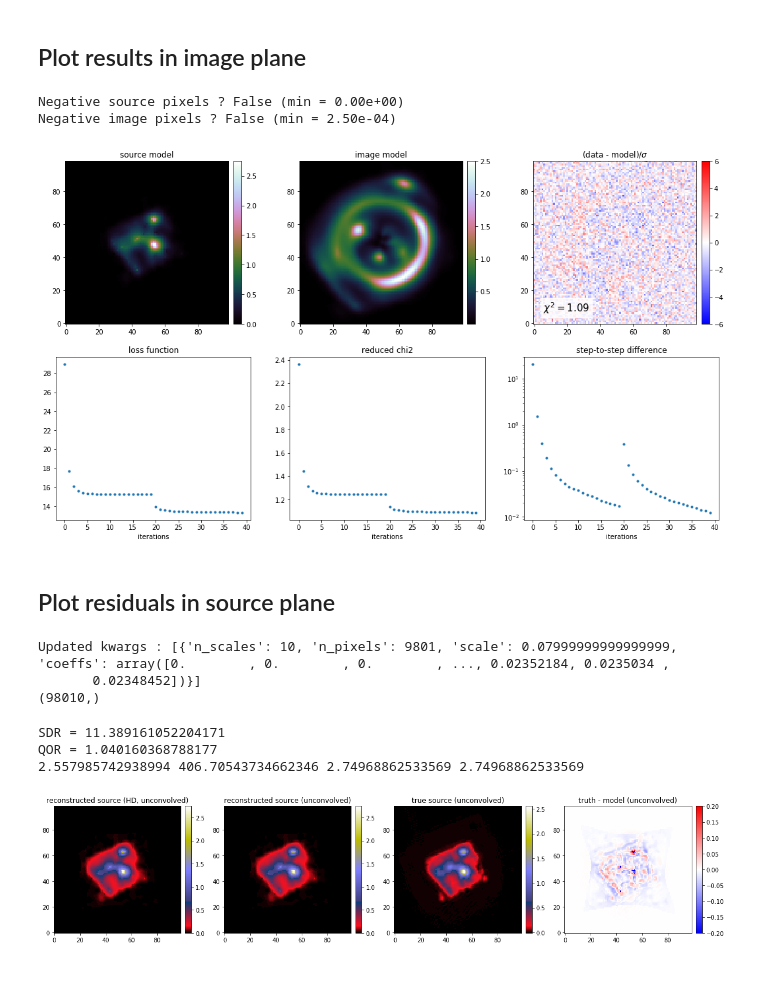
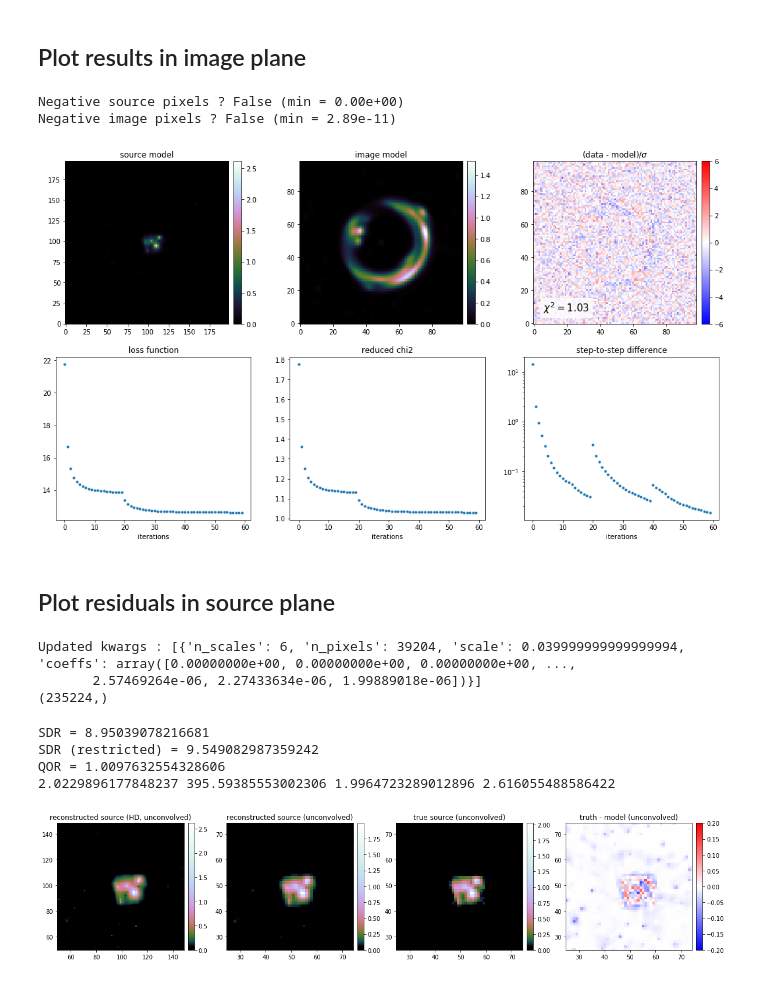
Before and after one commit to aymgal/SLITronomy, a Jupyter notebook: thirdparty/notebooks/03_complex_source_reconstruction.ipynb, the cells around one changed output. Saved outputs shown, nothing was run; the diff lists cells and outputs as text; code cells hidden in the pictures.

Commit message:
Add plot utility to 'logify' a colormap

```diff
--- a/thirdparty/notebooks/03_complex_source_reconstruction.ipynb
+++ b/thirdparty/notebooks/03_complex_source_reconstruction.ipynb
@@ -25,16 +25,16 @@ from lenstronomy.Util import kernel_util
 
 from lenstronomy.ImSim.image_sparse_solve import ImageSparseFit
 from slitronomy.Util.util import dirac_impulse
-from slitronomy.Util.plot_util import nice_colorbar
+from slitronomy.Util.plot_util import nice_colorbar, log_cmap
 
 %matplotlib inline
 
 
-subgrid_res_source = 1
+subgrid_res_source = 2
 use_threshold_mask = False
 perfect_seeing = False
 
-np.random.seed(42)
+np.random.seed(18)
 # %% [output]
                  .|'''|       /.\      '||'''|,
                  ||          // \\      ||   ||
@@ -153,8 +153,8 @@ galsim_source_highres = truth['source_galsim_3']
 galsim_num_pix = data['num_pix']
 galsim_delta_pix = data['delta_pix']
 source_model_list = ['INTERPOL']
-kwargs_interpol_source = {'image': galsim_source_highres, 'amp': 3000, 'center_x': -0.1, 'center_y': -0.1, 'phi_G': np.pi/8.,
-                          'scale': galsim_delta_pix}
+kwargs_interpol_source = {'image': galsim_source_highres, 'amp': 3000, 'center_x': +0.3, 'center_y': -0.1, 'phi_G': 0,
+                          'scale': galsim_delta_pix/3}
 kwargs_source = [kwargs_interpol_source]
 source_model_class = LightModel(light_model_list=source_model_list)
 
@@ -260,7 +260,7 @@ plt.show()
 ## Sparse optimizazion to reconstruct the source light
 # %%
 source_model_list_sparsefit = ['STARLETS']
-kwargs_starlets_source = {'n_scales': 10, 'n_pixels': np.size(image_sim)*subgrid_res_source**2}  # add center_x/center_y
+kwargs_starlets_source = {'n_scales': 6, 'n_pixels': np.size(image_sim)*subgrid_res_source**2}  # add center_x/center_y
 kwargs_source_sparsefit = [kwargs_starlets_source]
 source_model_class_sparsefit = LightModel(light_model_list=source_model_list_sparsefit)
 
@@ -284,12 +284,12 @@ kwargs_sparse_solver = {
     'formulation': 'analysis',
     'force_positivity': True,
     'sparsity_prior_norm': 1,
-    'max_threshold': 2,
-    'max_threshold_high_freq': 3,
-    'num_iter': 10,
+    'max_threshold': 3,
+    'max_threshold_high_freq': 4,
+    'num_iter': 20,
     'num_iter_weights': 3,
     'verbose': True,
-    'show_steps': True,
+    'show_steps': False,
 }
 
 imageSparseFit = ImageSparseFit(data_class, psf_class=psf_class,
@@ -327,17 +322,17 @@ sparseSolver = imageSparseFit.sparseSolver
 fig = sparseSolver.plotter.plot_results(model_log_scale=False, res_vmin=-6, res_vmax=6)
 # %% [output]
 Negative source pixels ? False (min = 0.00e+00)
-Negative image pixels ? False (min = 2.50e-04)
+Negative image pixels ? False (min = 2.89e-11)
-[figure, old version]
+[figure, new version]
 # %% [markdown]
 ## Plot residuals in source plane
 # %%
 print("Updated kwargs :", kwargs_source_sparsefit)
 print(kwargs_source_sparsefit[0]['coeffs'].shape)
 # %% [output]
-Updated kwargs : [{'n_scales': 10, 'n_pixels': 9801, 'scale': 0.07999999999999999, 'coeffs': array([0.        , 0.        , 0.        , ..., 0.02352184, 0.0235034 ,
-       0.02348452])}]
-(98010,)
+Updated kwargs : [{'n_scales': 6, 'n_pixels': 39204, 'scale': 0.039999999999999994, 'coeffs': array([0.00000000e+00, 0.00000000e+00, 0.00000000e+00, ...,
+       2.57469264e-06, 2.27433634e-06, 1.99889018e-06])}]
+(235224,)
 # %%
 source_estimate = imageSparseFit.source_surface_brightness(kwargs_source_sparsefit, kwargs_lens=None,
                                                            unconvolved=True, de_lensed=True, re_sized=True,
@@ -361,40 +356,52 @@ model_unconvolved = imageSparseFit.source_surface_brightness(kwargs_source_spars
 
 from metrics import SDR, QOR
 print("SDR =", SDR(source_sim, source_estimate))
+print("SDR (restricted) =", SDR(source_sim[33:63, 38:68], source_estimate[33:63, 38:68]))
+#plt.imshow(source_sim[33:63, 38:68], origin='lower')
+#print("SDR (restricted, supersampled grid) =", SDR(source_sim[33:63, 38:68], source_estimate_hd[33:63, 38:68]))
 print("QOR =", QOR(image_sim, sparseSolver.image_model(), np.sqrt(data_class.C_D)))
 
 print(source_sim.max(), source_sim_hd.max(), source_estimate.max(), source_estimate_hd.max())
 cut_level = 0.2
 
 #residuals_source = source_sim/source_sim.max() - source_estimate/source_estimate.max()
 residuals_source_conv = source_sim_conv - source_estimate_conv
 residuals_source = source_sim - source_estimate
 residuals_source_hd = source_sim_hd - source_estimate_hd
 residuals_source_hd_conv = source_sim_hd_conv - source_estimate_hd_conv
 
 rel_error_source_conv = (source_sim_conv - source_estimate_conv) / source_sim_conv
 
 fig, axes = plt.subplots(1, 4, figsize=(20, 4))
+
 ax = axes[0]
 ax.set_title("reconstructed source (HD, unconvolved)")
-im = ax.imshow(source_estimate_hd, origin='lower', cmap='gist_stern')
+im = ax.imshow(source_estimate_hd, origin='lower', cmap=log_cmap('cubehelix', 0.03, 1))
+ax.set_xlim(len(source_estimate_hd)/4, 3*len(source_estimate_hd)/4)
+ax.set_ylim(len(source_estimate_hd)/4, 3*len(source_estimate_hd)/4)
 nice_colorbar(im)
 ax = axes[1]
 ax.set_title("reconstructed source (unconvolved)")
-im = ax.imshow(source_estimate, origin='lower', cmap='gist_stern')
+im = ax.imshow(source_estimate, origin='lower', cmap=log_cmap('cubehelix', 0.03, 1))
+ax.set_xlim(len(source_sim)/4, 3*len(source_sim)/4)
+ax.set_ylim(len(source_sim)/4, 3*len(source_sim)/4)
 nice_colorbar(im)
 ax = axes[2]
 ax.set_title("true source (unconvolved)")
-im = ax.imshow(source_sim, origin='lower', cmap='gist_stern')
+im = ax.imshow(source_sim, origin='lower', cmap=log_cmap('cubehelix', 0.03, 1))
+ax.set_xlim(len(source_sim)/4, 3*len(source_sim)/4)
+ax.set_ylim(len(source_sim)/4, 3*len(source_sim)/4)
 nice_colorbar(im)
 ax = axes[3]
 ax.set_title("truth - model (unconvolved)")
+ax.set_xlim(len(source_sim)/4, 3*len(source_sim)/4)
+ax.set_ylim(len(source_sim)/4, 3*len(source_sim)/4)
 im = ax.imshow(residuals_source, origin='lower', cmap='bwr', vmin=-cut_level, vmax=cut_level)
-#im = ax.imshow(rel_error_source_conv, origin='lower', cmap='bwr', vmin=-0.2, vmax=0.2)
 nice_colorbar(im)
 plt.show()
 # %% [output]
-SDR = 11.389161052204171
-QOR = 1.040160368788177
-2.557985742938994 406.70543734662346 2.74968862533569 2.74968862533569
+SDR = 8.95039078216681
+SDR (restricted) = 9.549082987359242
+QOR = 1.0097632554328606
+2.0229896177848237 395.59385553002306 1.9964723289012896 2.616055488586422
-[figure, old version]
+[figure, new version]
```
Also changed, not shown: parts of 3 cells of this notebook, 1 other file.
